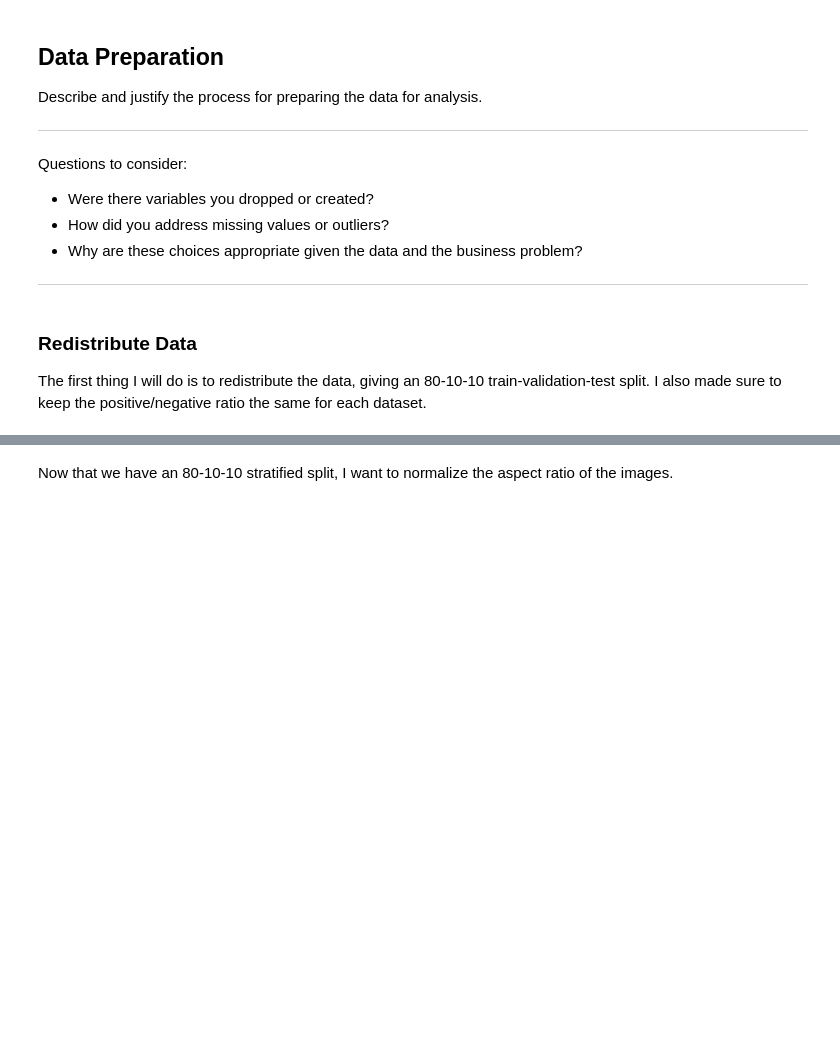
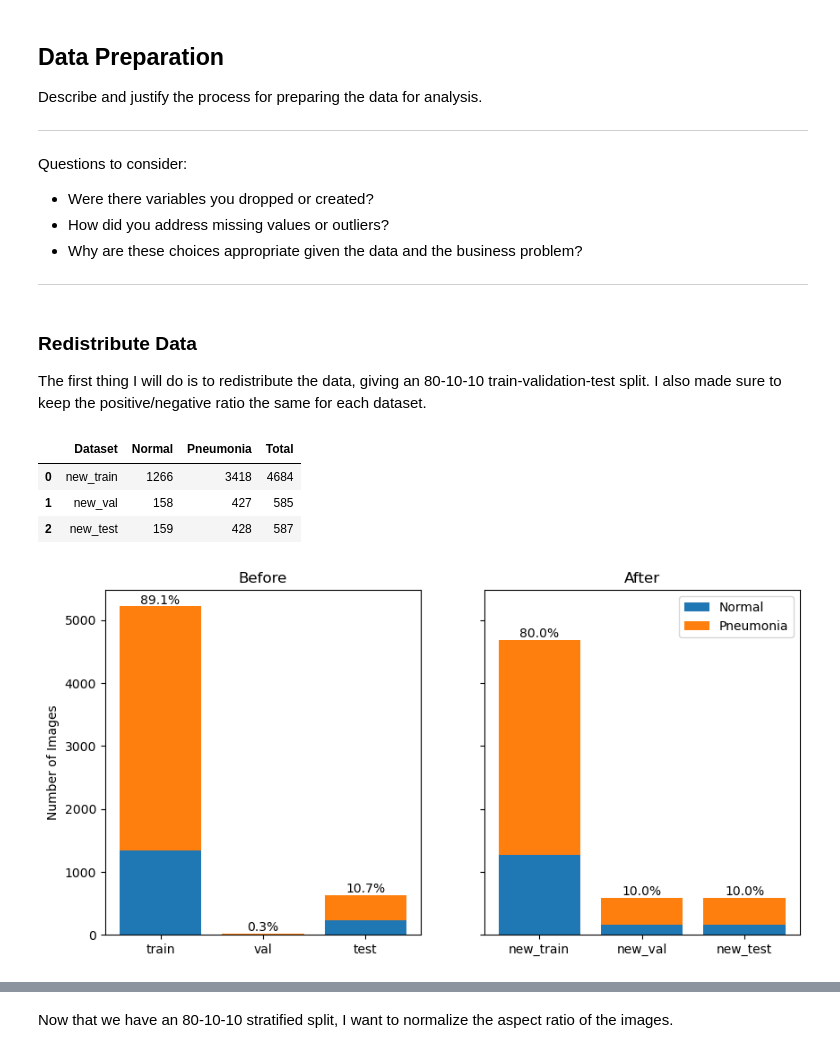
Before and after one commit to rlodetti/image_classification_project, a Jupyter notebook: Image Classification Project.ipynb, the cells around one changed output, grey strips where cells are left out. Drawn from its saved outputs; the diff is of its cells as text; code cells hidden in the pictures; blank space fills up the shorter version.

```diff
--- a/Image Classification Project.ipynb
+++ b/Image Classification Project.ipynb
@@ -104,10 +109,17 @@ The first thing I will do is to redistribute the data, giving an 80-10-10 train-
 # %%
 # Displaying a dataframe of the counts of the redistributed data
 new_folders = ['new_train', 'new_val', 'new_test']
-new_df = data_understanding2.prepare_plot(data_dir,new_folders)
+new_df = data_understanding.prepare_plot(data_dir,new_folders)
 new_df
+# %% [output]
+|  | Dataset | Normal | Pneumonia | Total |
+| 0 | new_train | 1266 | 3418 | 4684 |
+| 1 | new_val | 158 | 427 | 585 |
+| 2 | new_test | 159 | 428 | 587 |
 # %%
 # Displaying the distribution of the datasets before and after redistribution
-data_prep2.compare_bar(df, new_df)
+data_prep.compare_bar(df, new_df)
+# %% [output]
+[figure, added]
 # %%
 # Displaying the positive/negative ratio for each dataset before and after redistribution
```
Also changed, not shown: parts of 40 cells of this notebook, 7 other files.
